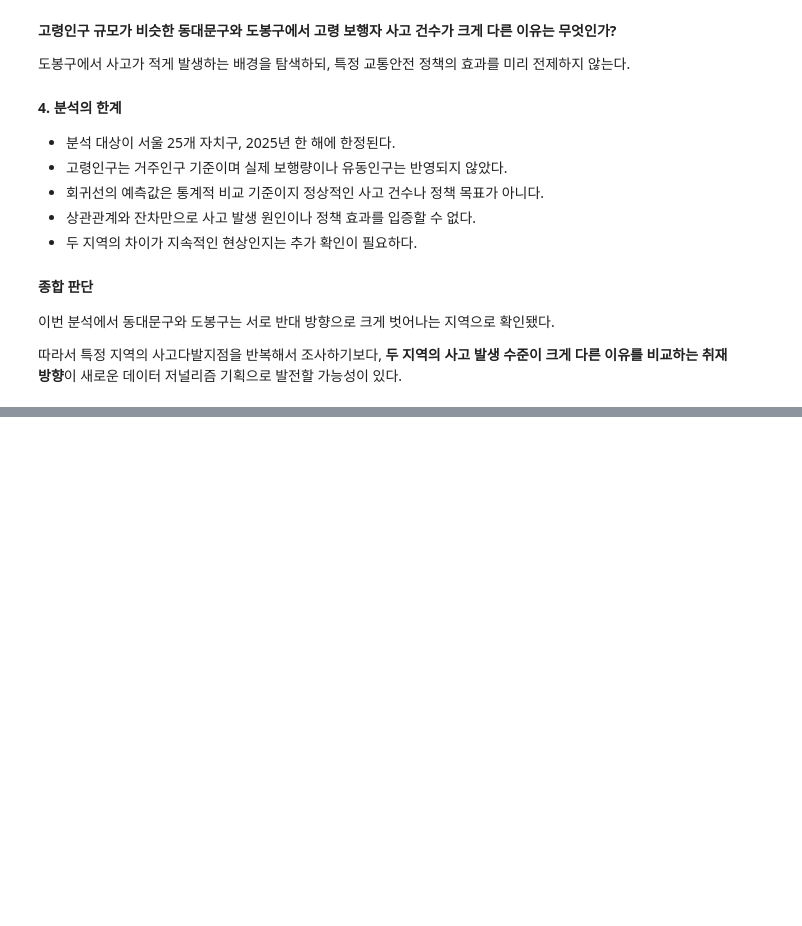
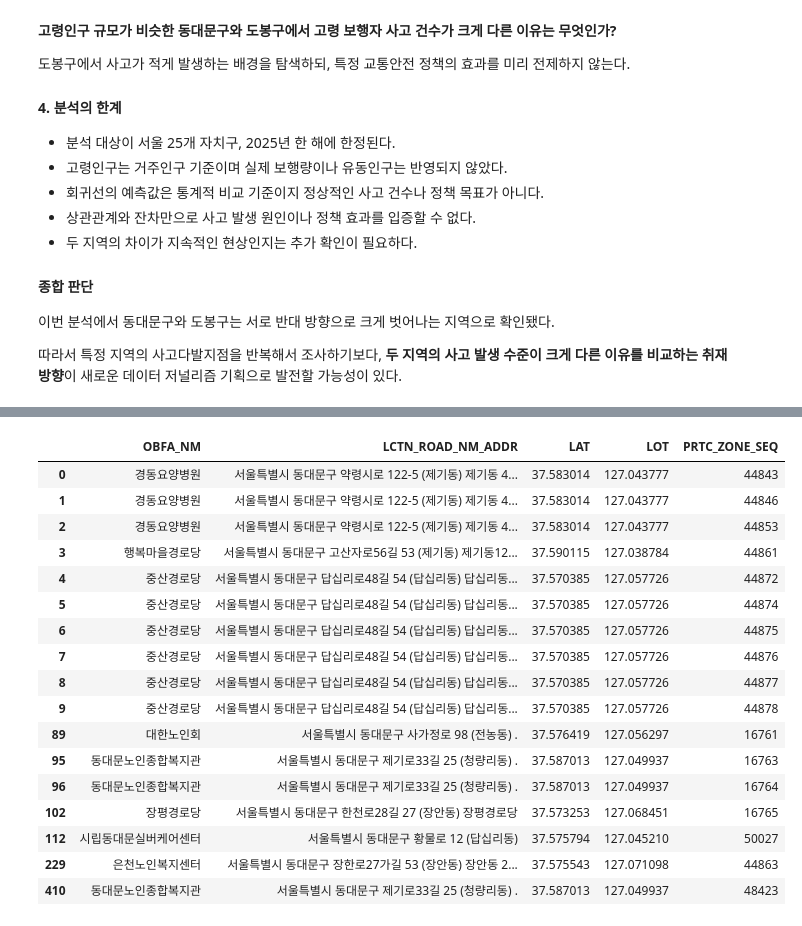
Before and after one commit to csy04x2/elder_accident, a Jupyter notebook: analysis.ipynb, the cells around one changed output, grey strips where cells are left out. Cells and saved outputs as stored; diff of their text form; code cells hidden in the pictures; blank space fills up the shorter version.

```diff
--- a/analysis.ipynb
+++ b/analysis.ipynb
@@ -661,0 +1013,23 @@ plt.show()
+# %%
+
+# 서울 데이터만 추출
+seoul_zones = zones_all[
+    zones_all['CTPV_NM'] == '서울특별시'
+].copy()
+
+print("서울 전체 행 수:", len(seoul_zones))
+print("보호구역 식별번호 종류:", seoul_zones['PRTC_ZONE_SEQ'].nunique())
+print("시설명 종류:", seoul_zones['OBFA_NM'].nunique())
+
+print("\n서울 데이터 기준일 분포:")
+display(
+    seoul_zones['DTIN_CRTR_YMD']
+    .value_counts()
+    .head(15)
+)
+
+print("\n자치구별 데이터 행 수:")
+display(
+    seoul_zones['SGG_NM']
+    .value_counts()
+)
@@ -661,0 +1134,33 @@ plt.show()
+# %%
+
+# 동대문구 노인보호구역 자료 추출
+dongdaemun_zones = seoul_zones[
+    seoul_zones['SGG_NM'] == '동대문구'
+].copy()
+
+# 시설명, 주소, 위치 정보 확인
+display(
+    dongdaemun_zones[
+        ['OBFA_NM', 'LCTN_ROAD_NM_ADDR',
+         'LAT', 'LOT', 'PRTC_ZONE_SEQ']
+    ]
+)
+# %% [output]
+|  | OBFA_NM | LCTN_ROAD_NM_ADDR | LAT | LOT | PRTC_ZONE_SEQ |
+| 0 | 경동요양병원 | 서울특별시 동대문구 약령시로 122-5 (제기동) 제기동 4... | 37.583014 | 127.043777 | 44843 |
+| 1 | 경동요양병원 | 서울특별시 동대문구 약령시로 122-5 (제기동) 제기동 4... | 37.583014 | 127.043777 | 44846 |
+| 2 | 경동요양병원 | 서울특별시 동대문구 약령시로 122-5 (제기동) 제기동 4... | 37.583014 | 127.043777 | 44853 |
+| 3 | 행복마을경로당 | 서울특별시 동대문구 고산자로56길 53 (제기동) 제기동12... | 37.590115 | 127.038784 | 44861 |
+| 4 | 중산경로당 | 서울특별시 동대문구 답십리로48길 54 (답십리동) 답십리동... | 37.570385 | 127.057726 | 44872 |
+| 5 | 중산경로당 | 서울특별시 동대문구 답십리로48길 54 (답십리동) 답십리동... | 37.570385 | 127.057726 | 44874 |
+| 6 | 중산경로당 | 서울특별시 동대문구 답십리로48길 54 (답십리동) 답십리동... | 37.570385 | 127.057726 | 44875 |
+| 7 | 중산경로당 | 서울특별시 동대문구 답십리로48길 54 (답십리동) 답십리동... | 37.570385 | 127.057726 | 44876 |
+| 8 | 중산경로당 | 서울특별시 동대문구 답십리로48길 54 (답십리동) 답십리동... | 37.570385 | 127.057726 | 44877 |
+| 9 | 중산경로당 | 서울특별시 동대문구 답십리로48길 54 (답십리동) 답십리동... | 37.570385 | 127.057726 | 44878 |
+| 89 | 대한노인회 | 서울특별시 동대문구 사가정로 98 (전농동) . | 37.576419 | 127.056297 | 16761 |
+| 95 | 동대문노인종합복지관 | 서울특별시 동대문구 제기로33길 25 (청량리동) . | 37.587013 | 127.049937 | 16763 |
+| 96 | 동대문노인종합복지관 | 서울특별시 동대문구 제기로33길 25 (청량리동) . | 37.587013 | 127.049937 | 16764 |
+| 102 | 장평경로당 | 서울특별시 동대문구 한천로28길 27 (장안동) 장평경로당 | 37.573253 | 127.068451 | 16765 |
+| 112 | 시립동대문실버케어센터 | 서울특별시 동대문구 황물로 12 (답십리동) | 37.575794 | 127.045210 | 50027 |
+| 229 | 은천노인복지센터 | 서울특별시 동대문구 장한로27가길 53 (장안동) 장안동 2... | 37.575543 | 127.071098 | 44863 |
+| 410 | 동대문노인종합복지관 | 서울특별시 동대문구 제기로33길 25 (청량리동) . | 37.587013 | 127.049937 | 48423 |
```
Also changed, not shown: parts of 14 cells of this notebook, 2 other files.
